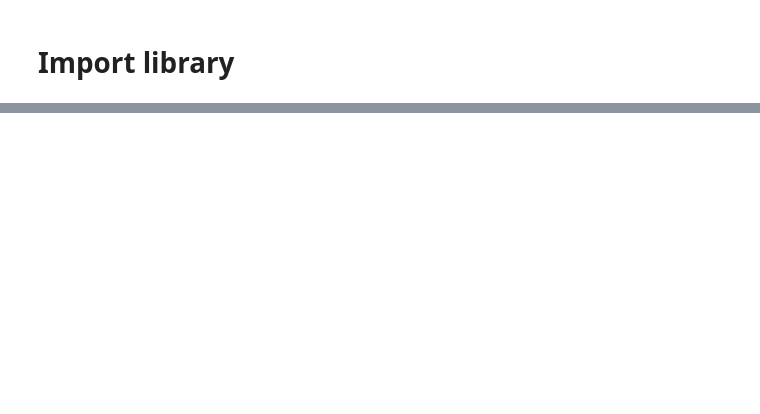
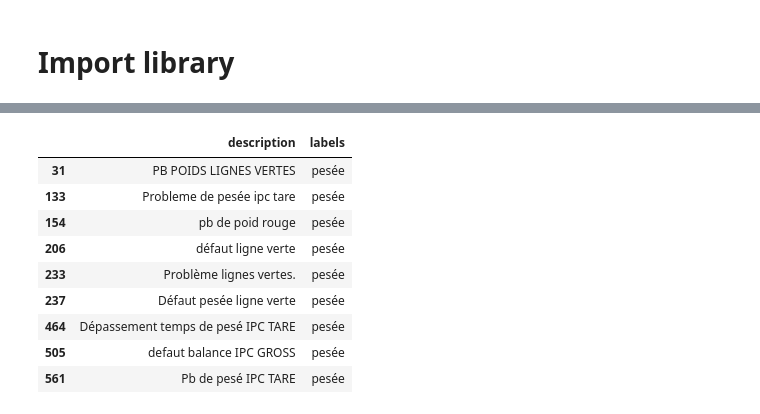
Before and after one commit to jeremy-vangansberg/machine-failure-classifier, a Jupyter notebook: model/analyse.ipynb, the cells around one changed output, grey strips where cells are left out. Cells and saved outputs as stored; diff of their text form; code cells hidden in the pictures; blank space fills up the shorter version.

Commit message:
Analysis of descriptions

```diff
--- a/model/analyse.ipynb
+++ b/model/analyse.ipynb
@@ -48,0 +141,13 @@ for label in df["labels"].unique():
+# %%
+df[df["labels"]=="pesée"]
+# %% [output]
+|  | description | labels |
+| 31 | PB POIDS LIGNES VERTES | pesée |
+| 133 | Probleme de pesée ipc tare | pesée |
+| 154 | pb de poid rouge | pesée |
+| 206 | défaut ligne verte | pesée |
+| 233 | Problème lignes vertes. | pesée |
+| 237 | Défaut pesée ligne verte | pesée |
+| 464 | Dépassement temps de pesé IPC TARE | pesée |
+| 505 | defaut balance IPC GROSS | pesée |
+| 561 | Pb de pesé IPC TARE | pesée |
```
Also changed, not shown: parts of 10 cells of this notebook.
